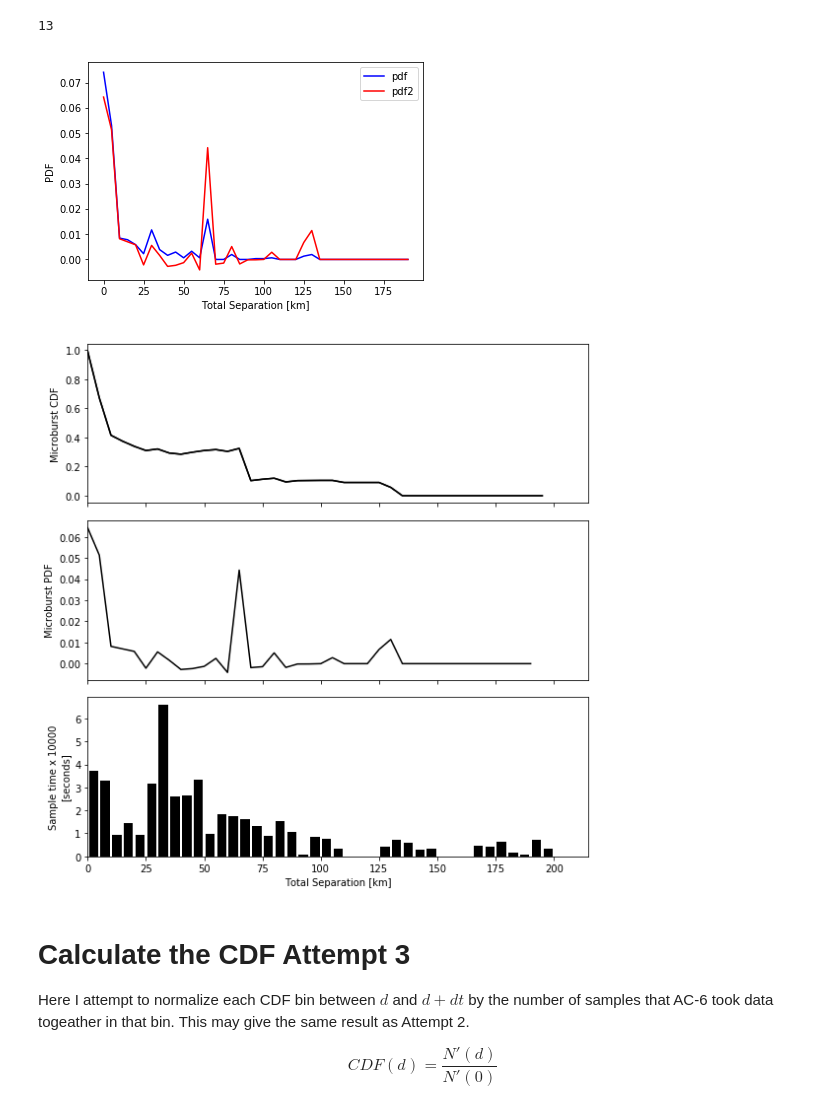
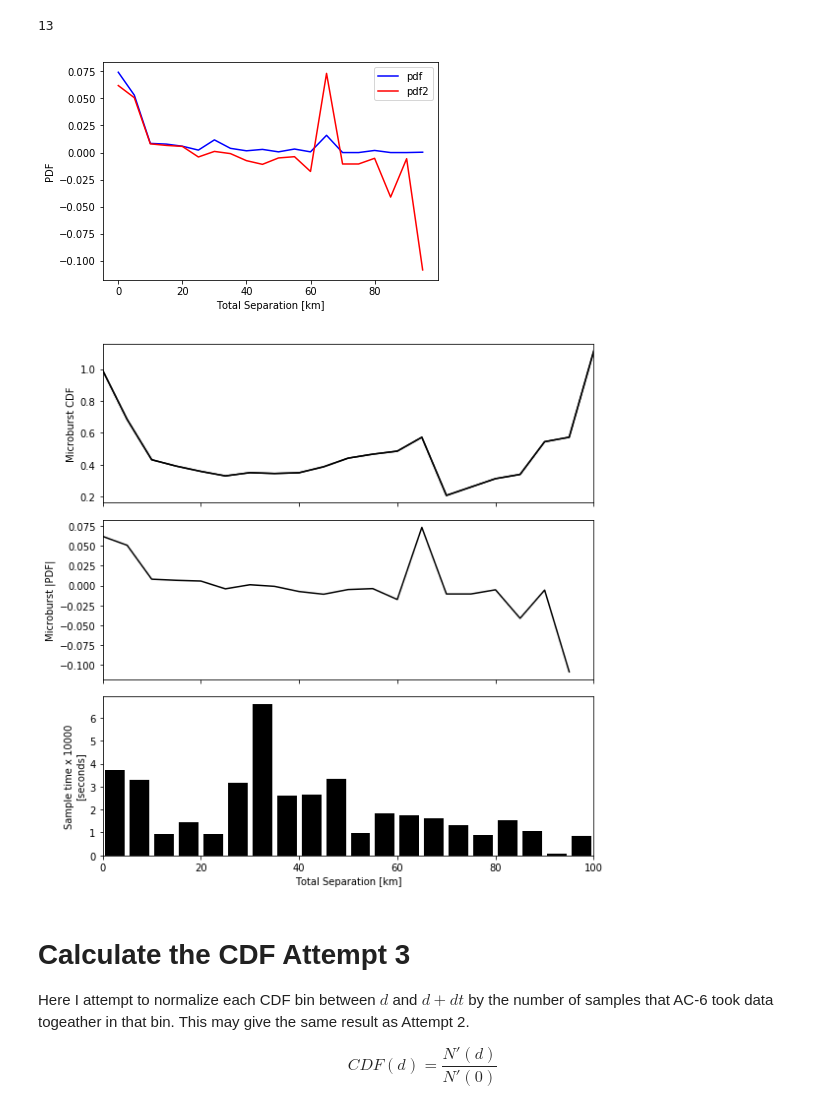
Before and after one commit to mshumko/ac6_microburst_scale_sizes, a Jupyter notebook: stats/microburst_CDF.ipynb, the cells around one changed output. Drawn from its saved outputs; the diff is of its cells as text; code cells hidden in the pictures.

```diff
--- a/stats/microburst_CDF.ipynb
+++ b/stats/microburst_CDF.ipynb
@@ -15,10 +19,10 @@ CAT_PATH = ('/home/mike/research/ac6_microburst_scale_sizes/data/'
 # %%
-bins = np.arange(0, 200, 5)       # Separation bins
 CC_THRESH = 0.8                   # Temporal CC threshold
 CURTAIN_THRESH = 0                # Amount by which the temporal CC must be greater than the spatial CC.
 PEAK_STD_THRESH = None            # The number of standard deviations that a detection must be above a 10%
                                   # Paul baseline.
 WIDTH_THRESH = None               # Width threshold in units of %/100.
+MAX_SEP = 100                     # Maximum separation to use when calculating PDF and CDF.
 # %% [markdown]
 ## Load catalog
 # %%
@@ -54,3 +55,7 @@ E = pd.read_csv(EXPOSURE_PATH, index_col=0)
+# %%
+E = pd.read_csv(EXPOSURE_PATH, index_col=0)
+bin_width = E.index[1] - E.index[0]
+bins = E.loc[0:MAX_SEP].index #np.arange(0, MAX_SEP+1, 2) # Separation bins
 # %%
 E.head()
 # %% [output]
@@ -162,5 +168,5 @@ $$
 # %% [markdown]
 Visualize how the $E(0, \inf)/E(d, \inf)$ term looks like as a function of d
 # %%
-weights = [E.loc[0:500].sum()/E.loc[d:500].sum() for d in range(0, 201, 5)]
+weights = [E.loc[0:MAX_SEP].sum()/E.loc[d:MAX_SEP].sum() for d in range(0, MAX_SEP+1, bin_width)]
 # %%
@@ -185,13 +191,13 @@ ax[1].set_ylabel('sample time x 10000 [seconds]'); ax[1].set_xlabel('Total Separ
 # %% [output]
 13
 # %%
-pdf2 = np.convolve([-1, 1], cdf2, mode='valid')/(E.index[1]-E.index[0])
+pdf2 = np.convolve([-1, 1], cdf2, mode='valid')/bin_width
 plt.plot(bins[:-1], pdf, 'b', label='pdf')
 plt.plot(bins[:-1], pdf2, 'r', label='pdf2')
 plt.xlabel('Total Separation [km]'); plt.ylabel('PDF');
 plt.legend();
 # %% [output]
-[figure, old version]
+[figure, new version]
 # %%
 if WRITE_CDF_TO_FILE:
     data = np.vstack((bins[:-1], cdf2[:-1], pdf2)).T
@@ -200,16 +206,16 @@ if WRITE_CDF_TO_FILE:
 # %%
 delta_bin = (E.index[1]-E.index[0])
 fig, ax = plt.subplots(3, sharex=True, figsize=(8, 8))
 ax[0].plot(bins, cdf2, 'k'); ax[0].set_ylabel('Microburst CDF')
 ax[0].errorbar(bins, cdf2, c='k', yerr=0); ax[0].set_ylabel('Microburst CDF')
-ax[1].plot(bins[:-1], pdf2, 'k'); ax[1].set_ylabel('Microburst PDF')
-ax[2].bar(E.loc[0:200].index+0.5*delta_bin, E['Seconds'].loc[0:200]/10000, width=0.8*delta_bin, color='k')
+ax[1].plot(bins[:-1], pdf2, 'k'); ax[1].set_ylabel('Microburst |PDF|')
+ax[2].bar(E.loc[0:MAX_SEP].index+0.5*delta_bin, E['Seconds'].loc[0:MAX_SEP]/10000, width=0.8*delta_bin, color='k')
 ax[2].set_ylabel('Sample time x 10000\n[seconds]'); ax[2].set_xlabel('Total Separation [km]');
 plt.tight_layout()
-ax[0].set_xlim(left=0);
+ax[0].set_xlim(0, MAX_SEP);
 #plt.savefig('ac6_microburst_cdf_pdf.png')
 # %% [output]
-[figure, old version]
+[figure, new version]
 # %% [markdown]
 # Calculate the CDF Attempt 3
 Here I attempt to normalize each CDF bin between $d$ and $d + dt$ by the number of samples that AC-6 took data togeather in that bin. This may give the same result as Attempt 2.
```
Also changed, not shown: parts of 14 cells of this notebook, 3 other files.
